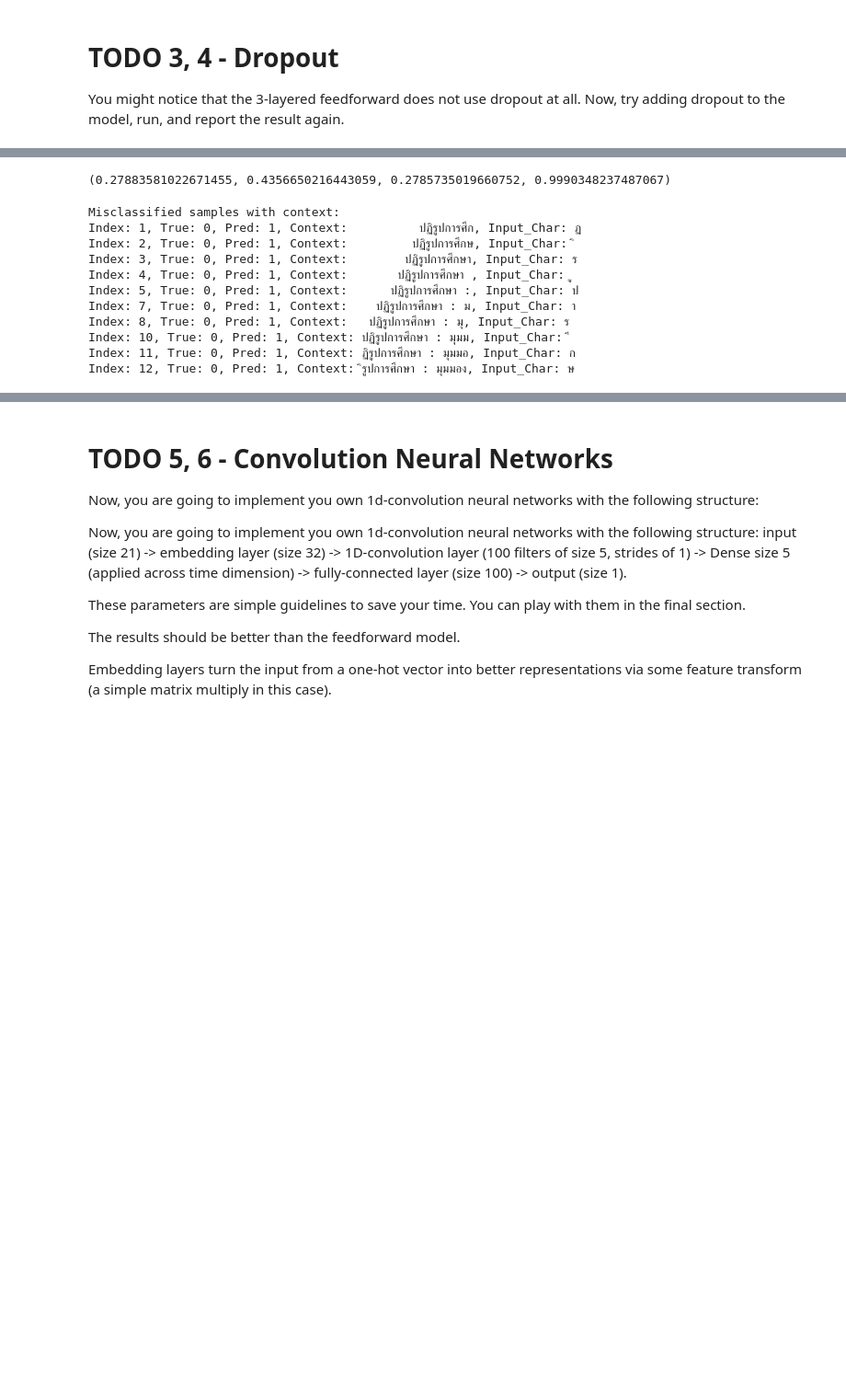
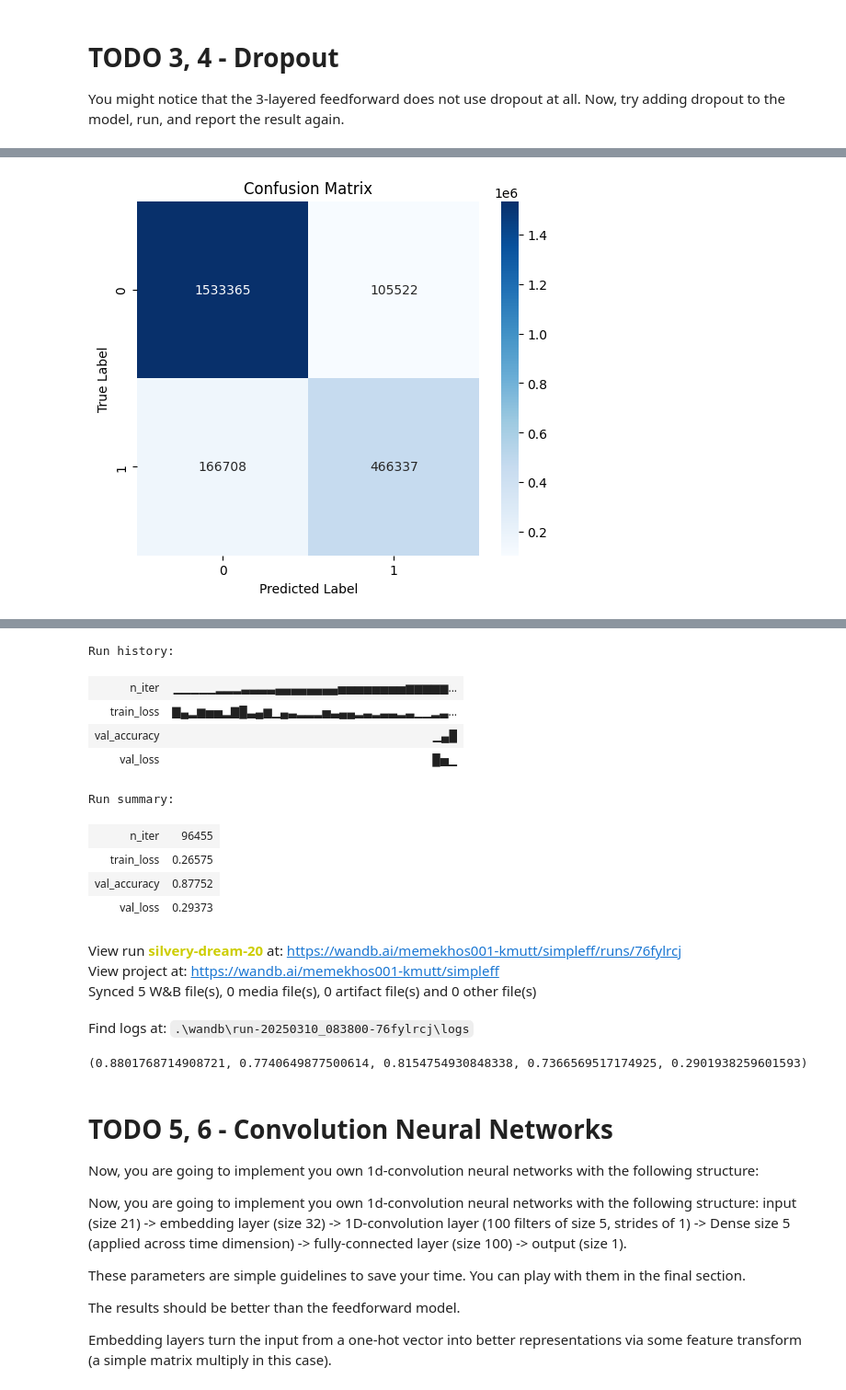
Before and after one commit to Aitthikit/NLP, a Jupyter notebook: HW1.2_NNs word tokenizer.ipynb, the cells around one changed output, grey strips where cells are left out. Shown: that part at 92% size. Cells and saved outputs as stored; diff of their text form; code cells hidden in the pictures; blank space fills up the shorter version.

Commit message:
Finishcode

```diff
--- a/HW1.2_NNs word tokenizer.ipynb
+++ b/HW1.2_NNs word tokenizer.ipynb
@@ -529,6 +525,11 @@ wandb.init(
     project='simpleff',
     config=config,
 )
+wandb.config = {
+    'architecture': 'simpleff',
+    'epochs': 3
+}
+
 
 train_loader = DataLoader( Dataset(x_train_char, y_train, dtype = 'float'), batch_size = BATCHS_SIZE)
 val_loader = DataLoader( Dataset(x_val_char, y_val, dtype = 'float'), batch_size = BATCHS_SIZE)
@@ -785,7 +796,7 @@ You might notice that the 3-layered feedforward does not use dropout at all. Now
 
 class SimpleFeedforwardNNWDropout(torch.nn.Module):
     # การสร้างโมเดล (define model layers)
-  def __init__(self,dropout_rate = 0.5):
+  def __init__(self,dropout_rate = 0.1):
     super(SimpleFeedforwardNNWDropout, self).__init__() #ใช้เรียกฟังก์ชันของคลาสหลัก เพื่อให้สามารถใช้คุณสมบัติของ torch.nn.Module ได้
 
 
@@ -800,7 +811,6 @@ class SimpleFeedforwardNNWDropout(torch.nn.Module):
     # การกำหนดการไหลของข้อมูลในโมเดล
   def forward(self, x):
     x = F.relu(self.mlp1(x))  # ใช้ ReLU Activation (Apply ReLU activation)
-    x = self.dropout(x)
     x = F.relu(self.mlp2(x))
     x = self.dropout(x)
     x = F.relu(self.mlp3(x))
@@ -811,18 +853,4 @@ class SimpleFeedforwardNNWDropout(torch.nn.Module):
 # %%
-################################################################################
-# TODO#4:                                                                      #
-# Write code that performs a training process. Select your batch size carefully#
-# as it will affect your model's ability to converge and                       #
-# time needed for one epoch.                                                   #
-################################################################################
-# Complete the code to train your model with dropout
-model_nn_with_dropout = SimpleFeedforwardNNWDropout().cuda()
-# summary(model_nn_with_dropout,  torch.zeros((1, 21), dtype = torch.float).cuda() ) #summarize the model# TODO#4
-summary(model_nn_with_dropout, input_size=(1, 21))
-################################################################################
-#                            WRITE YOUR CODE BELOW                             #
-################################################################################
-
 # ติดตามการฝึกโมเดลด้วย Weights & Biases (Track the model training with Weights & Biases)
 wandb.watch(model_nn_with_dropout, log='all')
 
@@ -890,7 +918,7 @@ for n_epoch in range(NUM_EPOCHS):
         # ถ้าความแม่นยำในการ validation ดีที่สุด ให้บันทึกโมเดล (Save the model if validation accuracy improves)
         if(best_val_acc < val_acc):
             best_val_acc = val_acc
-            torch.save(model_nn_with_dropout.state_dict(), model_checkpoint_path_feedforward_nn)  # บันทึกพารามิเตอร์ของโมเดล (Save model parameters)
+            torch.save(model_nn_with_dropout.state_dict(), model_dropout_checkpoint_path_feedforward_nn)  # บันทึกพารามิเตอร์ของโมเดล (Save model parameters)
 
         # บันทึกข้อมูลการ validation ใน WandB (Log validation accuracy and loss to WandB)
         wandb.log({
@@ -916,6 +943,0 @@ val accuracy: 0.27749848454630216
-# %%
-model_nn_with_dropout.load_state_dict(torch.load(model_checkpoint_path_feedforward_nn))
-result = evaluate(test_loader, model_nn_with_dropout)
-print(result)
-# %% [output]
-(0.27883581022671455, 0.4356650216443059, 0.2785735019660752, 0.9990348237487067)
@@ -924,17 +944,10 @@ test_loader = DataLoader(Dataset(x_test_char, y_test, dtype = 'float'), batch_si
-# %%
-import wandb
-
-wandb.init(project="your_project_name")  # Start a new W&B run
-wrong_cases = show_wrong_predictions(model_nn_with_dropout, test_loader, criterion, device="cuda", idx_to_char=CHARS_MAP)
-# %% [output]
-Misclassified samples with context:
-Index: 1, True: 0, Pred: 1, Context:          ปฏิรูปการศึก, Input_Char: ฏ
-Index: 2, True: 0, Pred: 1, Context:         ปฏิรูปการศึกษ, Input_Char: ิ
-Index: 3, True: 0, Pred: 1, Context:        ปฏิรูปการศึกษา, Input_Char: ร
-Index: 4, True: 0, Pred: 1, Context:       ปฏิรูปการศึกษา , Input_Char: ู
-Index: 5, True: 0, Pred: 1, Context:      ปฏิรูปการศึกษา :, Input_Char: ป
-Index: 7, True: 0, Pred: 1, Context:    ปฏิรูปการศึกษา : ม, Input_Char: า
-Index: 8, True: 0, Pred: 1, Context:   ปฏิรูปการศึกษา : มุ, Input_Char: ร
-Index: 10, True: 0, Pred: 1, Context: ปฏิรูปการศึกษา : มุมม, Input_Char: ึ
-Index: 11, True: 0, Pred: 1, Context: ฏิรูปการศึกษา : มุมมอ, Input_Char: ก
-Index: 12, True: 0, Pred: 1, Context: ิรูปการศึกษา : มุมมอง, Input_Char: ษ
+# %%
+model_nn_with_dropout.load_state_dict(torch.load(model_dropout_checkpoint_path_feedforward_nn))
+result = evaluate(test_loader, model_nn_with_dropout)
+test_loader = DataLoader(Dataset(x_test_char, y_test, dtype = 'float'), batch_size = BATCHS_SIZE)
+wrong_cases = show_wrong_predictions(model_nn_with_dropout, test_loader, criterion, device="cuda", idx_to_char=CHARS_MAP)
+wandb.finish() #ปิดการเชื่อมต่อกับ Weights & Biases
+
+print(result)
+# %% [output]
+[figure, added]
@@ -941,3 +955,18 @@ Index: 12, True: 0, Pred: 1, Context: ิรูปการศึกษา : ม
+Run history:
+| n_iter | ▁▁▁▁▁▂▂▂▃▃▃▃▄▄▄▄▄▄▄▄▅▅▅▅▅▅▅▅▆▆▆▆▆... |
+| train_loss | ▇▄▂▆▅▅▂▇█▃▄▆▁▄▃▂▂▂▅▃▄▄▂▃▂▃▃▂▃▁▁▂▃... |
+| val_accuracy | ▁▄█ |
+| val_loss | █▅▁ |
+Run summary:
+| n_iter | 96455 |
+| train_loss | 0.26575 |
+| val_accuracy | 0.87752 |
+| val_loss | 0.29373 |
+View run silvery-dream-20 at: https://wandb.ai/memekhos001-kmutt/simpleff/runs/76fylrcj
+View project at: https://wandb.ai/memekhos001-kmutt/simpleff
+Synced 5 W&B file(s), 0 media file(s), 0 artifact file(s) and 0 other file(s)
+Find logs at: .\wandb\run-20250310_083800-76fylrcj\logs
+(0.8801768714908721, 0.7740649877500614, 0.8154754930848338, 0.7366569517174925, 0.2901938259601593)
 # %% [markdown]
 # TODO 5, 6 - Convolution Neural Networks
 
```
Also changed, not shown: parts of 28 cells of this notebook, 3 other files.
